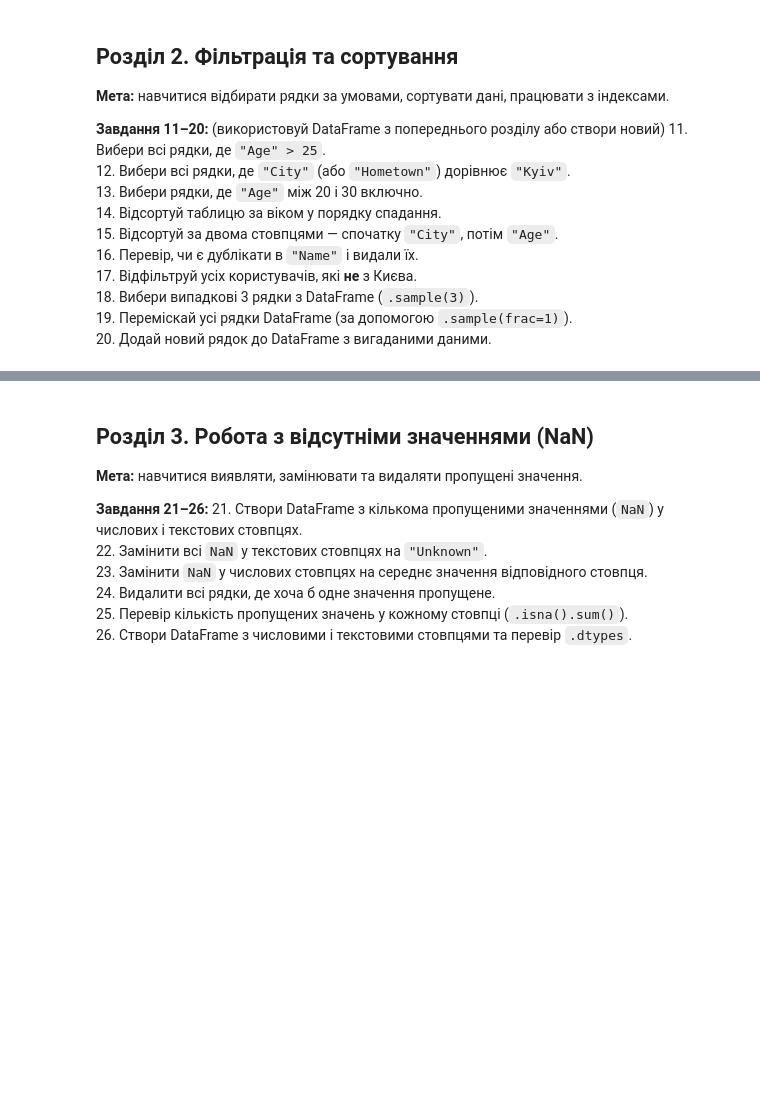
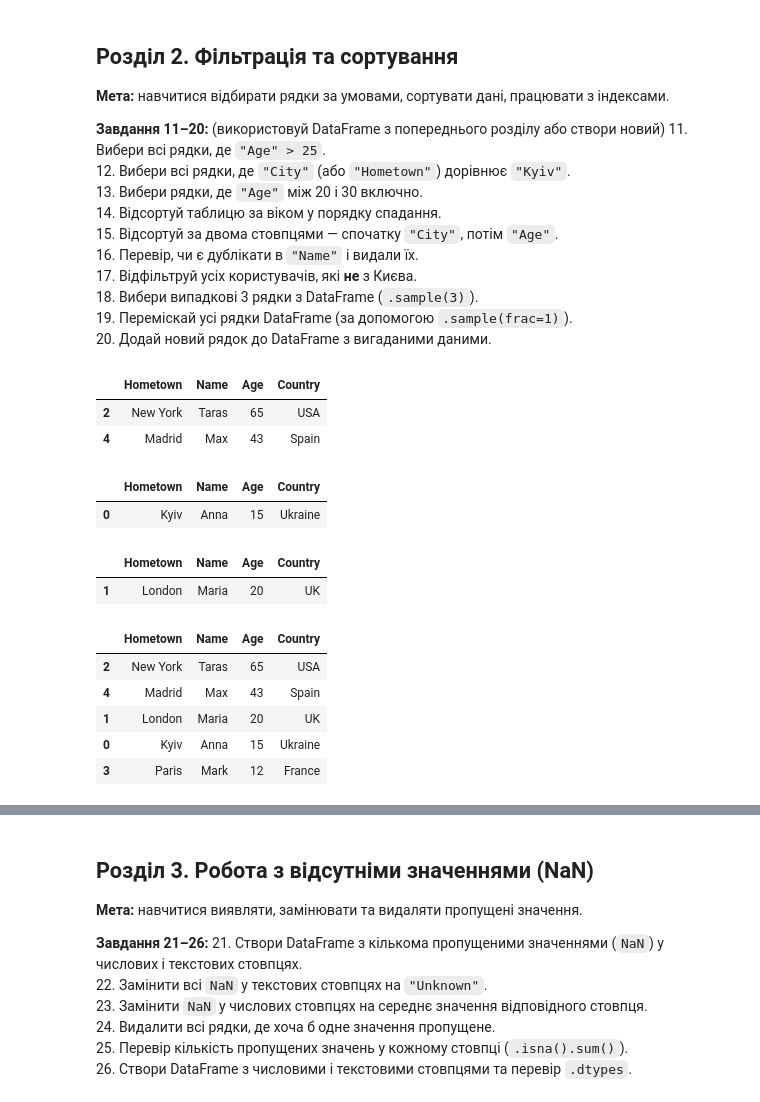
Before and after one commit to shevyakina43/test_task_python, a Jupyter notebook: pandas_matplotlib_practice.ipynb, the cells around one changed output, grey strips where cells are left out. Cells and saved outputs as stored; diff of their text form; code cells hidden in the pictures; blank space fills up the shorter version.

```diff
--- a/pandas_matplotlib_practice.ipynb
+++ b/pandas_matplotlib_practice.ipynb
@@ -169,4 +169,33 @@ df[['Name', 'Age']]
 # Розв'язання для завдань 11–20
 # Використовуй DataFrame з попереднього розділу (наприклад, df).
 
-# Твій код тут ↓
+# 11. Вибери всі рядки, де "Age" > 25.
+df[df['Age'] > 25] # возьми df и оставь только строки, где возраст больше 25
+# %% [output]
+|  | Hometown | Name | Age | Country |
+| 2 | New York | Taras | 65 | USA |
+| 4 | Madrid | Max | 43 | Spain |
+# %%
+# 12. Вибери всі рядки, де "City" (або "Hometown") дорівнює "Kyiv".
+
+df[df['Hometown'] == 'Kyiv'] #
+# %% [output]
+|  | Hometown | Name | Age | Country |
+| 0 | Kyiv | Anna | 15 | Ukraine |
+# %%
+# 13. Вибери рядки, де "Age" між 20 і 30 включно.
+df[(df['Age'] >= 20) & (df['Age'] <= 30)]
+# df[df['Age'].between(20, 30)]
+# %% [output]
+|  | Hometown | Name | Age | Country |
+| 1 | London | Maria | 20 | UK |
+# %%
+# 14. Відсортуй таблицю за віком у порядку спадання.
+df.sort_values(by='Age', ascending=False)  # возьми таблцу df .потом используй метод сортировки значений, потом в скобках мы вызываем ф=ю и передаем параметры, сортируем по возрасту, ascending = по возрастанию - True → по возрастанию (младший → старший), False → по убыванию (старший → младший)
+# %% [output]
+|  | Hometown | Name | Age | Country |
+| 2 | New York | Taras | 65 | USA |
+| 4 | Madrid | Max | 43 | Spain |
+| 1 | London | Maria | 20 | UK |
+| 0 | Kyiv | Anna | 15 | Ukraine |
+| 3 | Paris | Mark | 12 | France |
```
Also changed, not shown: parts of 6 cells of this notebook.
